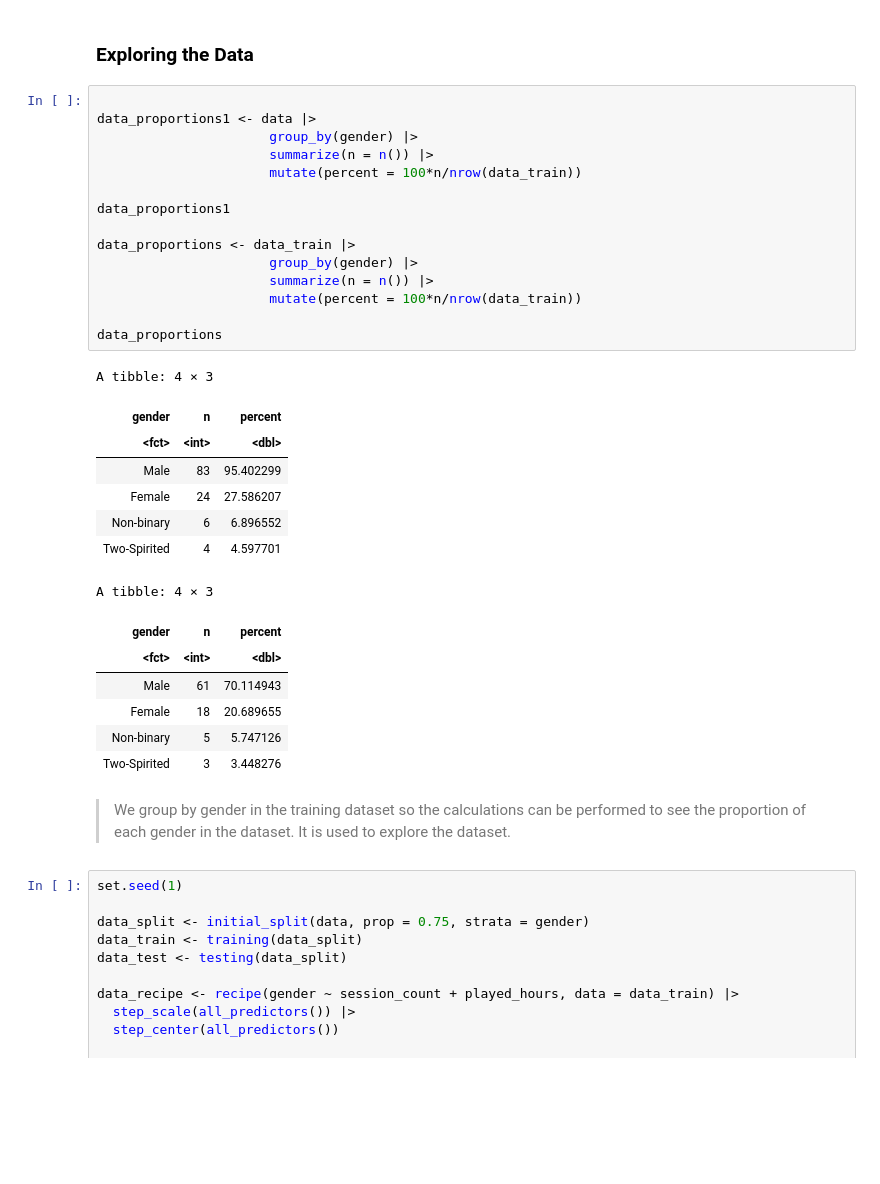
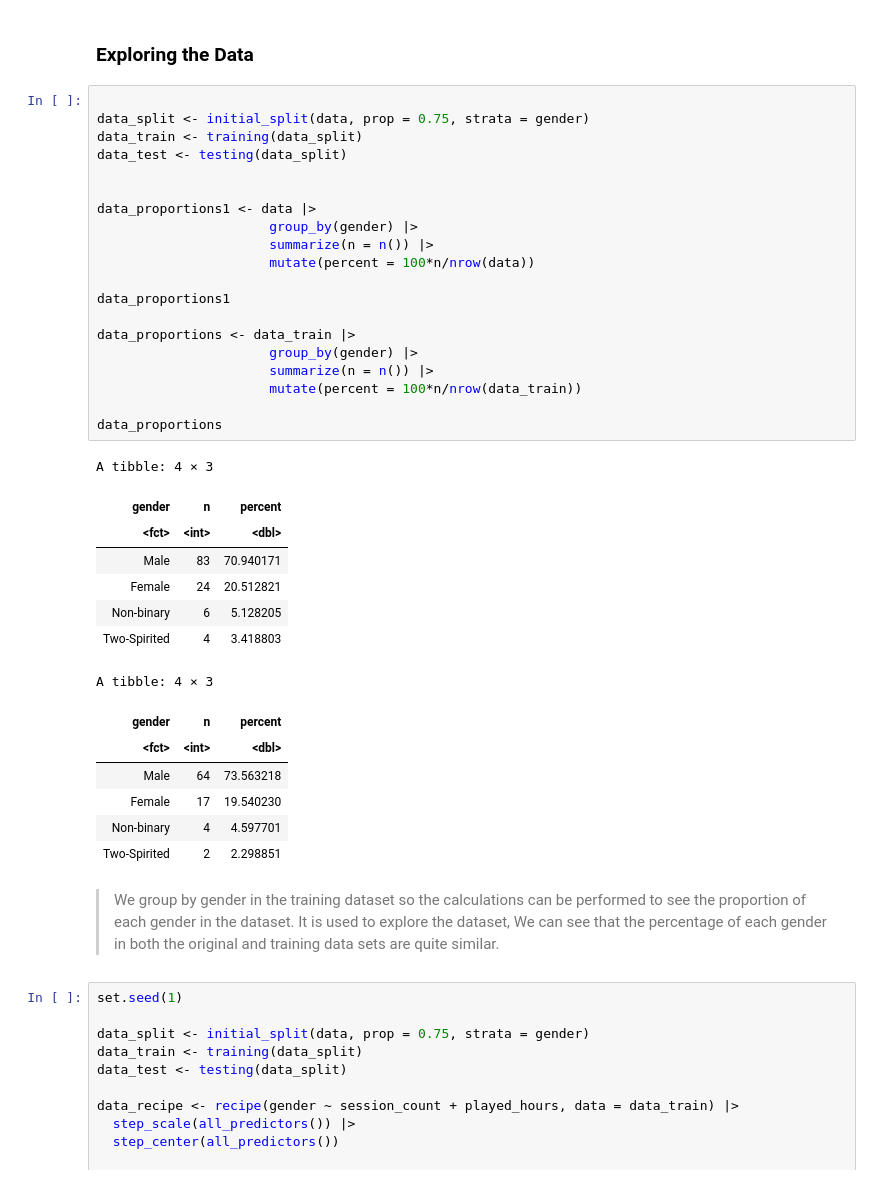
Before and after one commit to sybearr/dsci-100-2024w1-004-12, a Jupyter notebook: Project_Final_Report.ipynb, the cells around one changed output. Drawn from its saved outputs; the diff is of its cells as text; blank space fills up the shorter version.

```diff
--- a/Project_Final_Report.ipynb
+++ b/Project_Final_Report.ipynb
@@ -125,37 +125,42 @@ Since we will be working with gender as a categorical variable, it is a good ide
 # %% [markdown]
 ### Exploring the Data
 # %%
+
+data_split <- initial_split(data, prop = 0.75, strata = gender)
+data_train <- training(data_split)
+data_test <- testing(data_split)
+
 
 data_proportions1 <- data |>
                       group_by(gender) |>
                       summarize(n = n()) |>
-                      mutate(percent = 100*n/nrow(data_train))
+                      mutate(percent = 100*n/nrow(data))
 
 data_proportions1
 
 data_proportions <- data_train |>
                       group_by(gender) |>
                       summarize(n = n()) |>
                       mutate(percent = 100*n/nrow(data_train))
 
 data_proportions
 # %% [output]
 A tibble: 4 × 3
 | gender | n | percent |
 | <fct> | <int> | <dbl> |
-| Male | 83 | 95.402299 |
-| Female | 24 | 27.586207 |
-| Non-binary | 6 | 6.896552 |
-| Two-Spirited | 4 | 4.597701 |
+| Male | 83 | 70.940171 |
+| Female | 24 | 20.512821 |
+| Non-binary | 6 | 5.128205 |
+| Two-Spirited | 4 | 3.418803 |
 A tibble: 4 × 3
 | gender | n | percent |
 | <fct> | <int> | <dbl> |
-| Male | 61 | 70.114943 |
-| Female | 18 | 20.689655 |
-| Non-binary | 5 | 5.747126 |
-| Two-Spirited | 3 | 3.448276 |
+| Male | 64 | 73.563218 |
+| Female | 17 | 19.540230 |
+| Non-binary | 4 | 4.597701 |
+| Two-Spirited | 2 | 2.298851 |
 # %% [markdown]
-> We group by gender in the training dataset so the calculations can be performed to see the proportion of each gender in the dataset. It is used to explore the dataset.
+> We group by gender in the training dataset so the calculations can be performed to see the proportion of each gender in the dataset. It is used to explore the dataset, We can see that the percentage of each gender in both the original and training data sets are quite similar.
 # %%
 set.seed(1)
 
```
Also changed, not shown: parts of 6 cells of this notebook.
